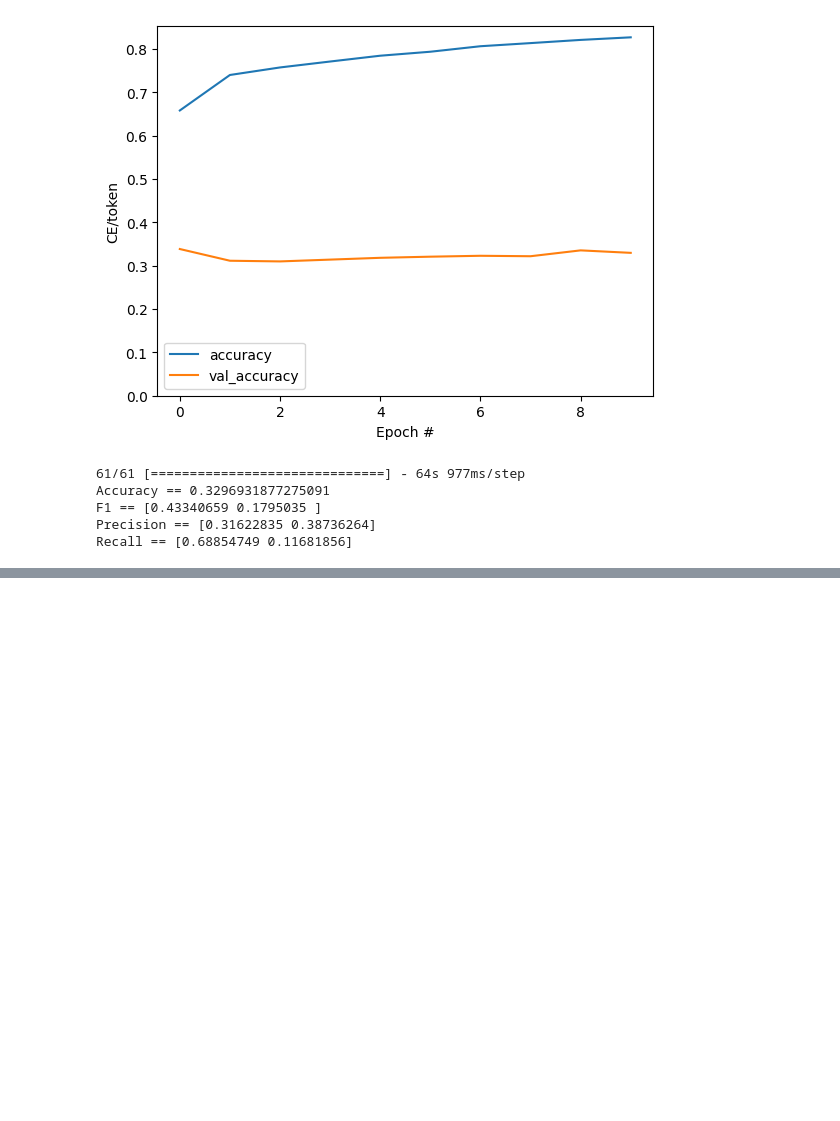
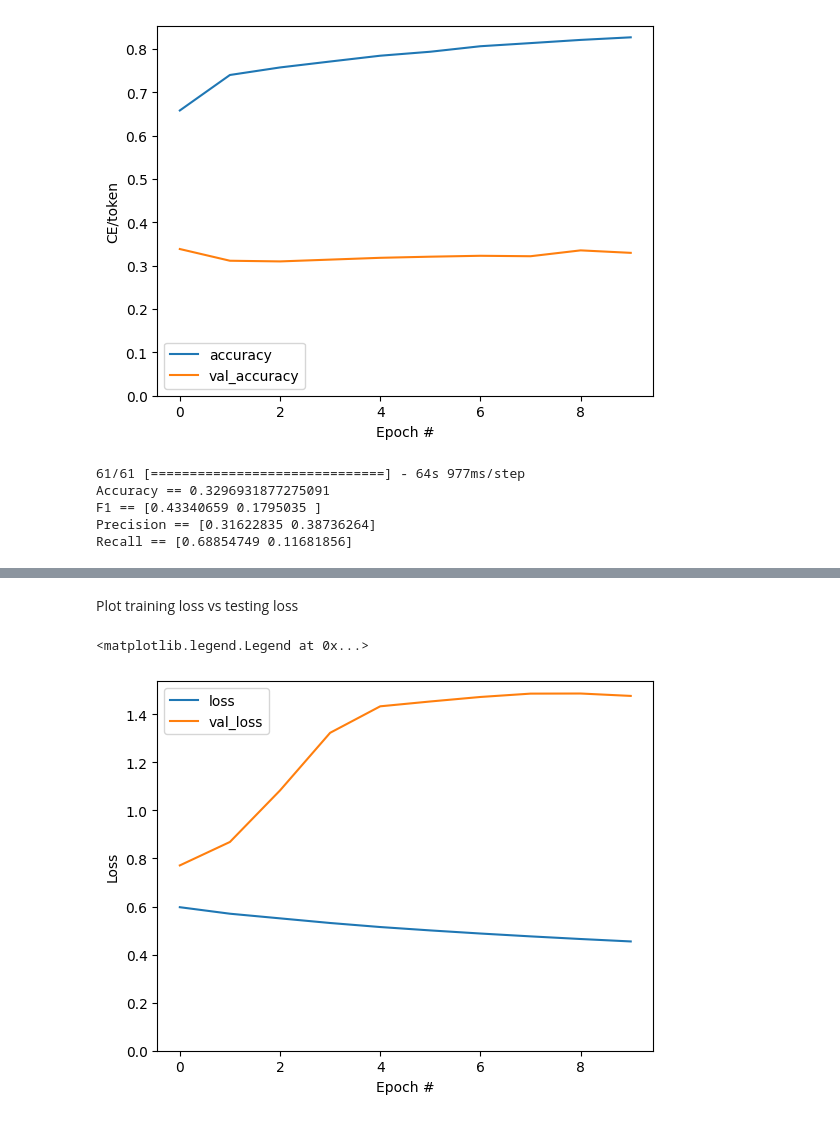
Before and after one commit to arnabbiswas66/multimodal-fake-news-classifier, a Jupyter notebook: Experiments/Twitter_Experiments_text_only.ipynb, the cells around one changed output, grey strips where cells are left out. Cells and saved outputs as stored; diff of their text form; code cells hidden in the pictures; blank space fills up the shorter version.

```diff
--- a/Experiments/Twitter_Experiments_text_only.ipynb
+++ b/Experiments/Twitter_Experiments_text_only.ipynb
@@ -844,0 +978,3 @@ Recall == [0.68854749 0.11681856]
+# %%
+train_ds = prepare_dataset(train_df_model)
+test_ds = prepare_dataset(test_df_model, False)
@@ -844,0 +1010,31 @@ Recall == [0.68854749 0.11681856]
+# %%
+def create_text_only_model(
+    num_projection_layers=0,
+    projection_dims=128,
+    dropout_rate=0.1,
+    text_trainable=False,
+    attention=False
+):
+    # Receive the text as inputs.
+    bert_input_features = ["input_type_ids", "input_mask", "input_word_ids"]
+    text_inputs = {
+        feature: keras.Input(shape=(128,), dtype=tf.int32, name=feature)
+        for feature in bert_input_features
+    }
+
+    text_encoder = create_text_encoder(
+        num_projection_layers, projection_dims, dropout_rate, text_trainable
+    )
+
+    # Fetch the embedding projections.
+    text_projections = text_encoder(text_inputs)
+    text_projections = keras.layers.Dropout(dropout_rate)(text_projections)
+    outputs = keras.layers.Dense(1, activation="sigmoid")(text_projections)
+    return keras.Model([text_inputs], outputs)
+# %%
+text_only_model3 = create_text_only_model(num_projection_layers=1, projection_dims=128, dropout_rate=0.0)
+# %%
+text_only_model3.compile(
+    optimizer=tf.keras.optimizers.Adam(), loss=loss, metrics=metrics
+)
+history3 = text_only_model3.fit(train_ds, validation_data=test_ds, epochs=epochs, batch_size=batch_size)
@@ -844,0 +1062,12 @@ Recall == [0.68854749 0.11681856]
+# %% [markdown]
+Plot training loss vs testing loss
+# %%
+plt.plot(history3.history['loss'], label='loss')
+plt.plot(history3.history['val_loss'], label='val_loss')
+plt.ylim([0, max(plt.ylim())])
+plt.xlabel('Epoch #')
+plt.ylabel('Loss')
+plt.legend()
+# %% [output]
+<matplotlib.legend.Legend at 0x...>
+[figure, added]
```
Also changed, not shown: parts of 19 cells of this notebook.
